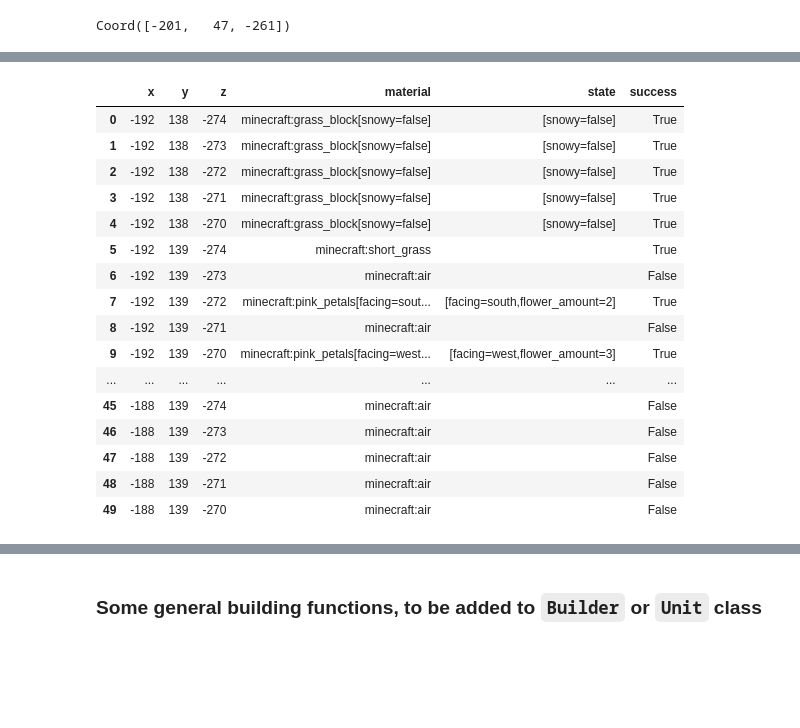
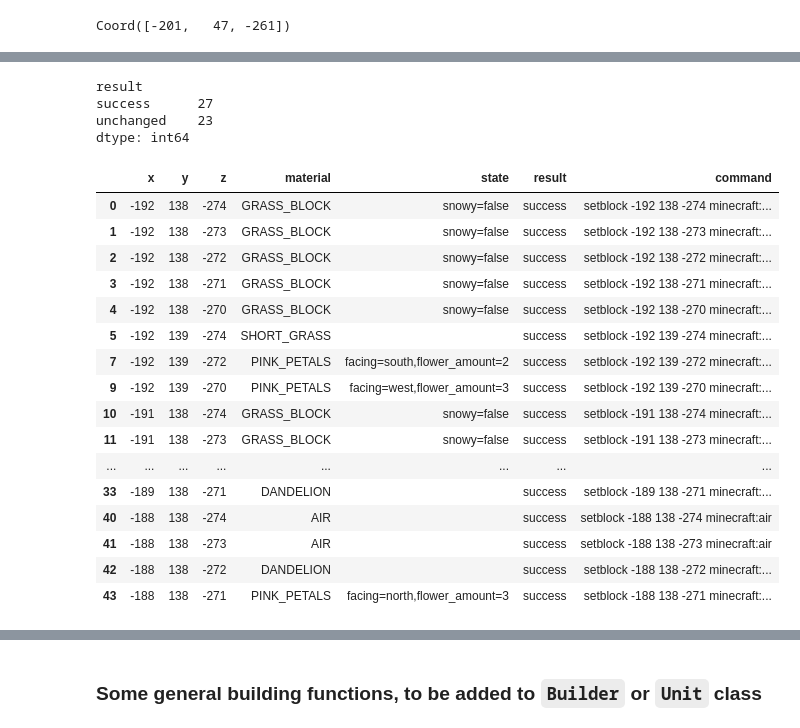
Before and after one commit to jdeast/pyncraft, a Jupyter notebook: examples/pyncraft-notebook.ipynb, the cells around one changed output, grey strips where cells are left out. Cells and saved outputs as stored; diff of their text form; code cells hidden in the pictures; blank space fills up the shorter version.

```diff
--- a/examples/pyncraft-notebook.ipynb
+++ b/examples/pyncraft-notebook.ipynb
@@ -710,5 +567,6 @@ moved['y'] += move.y
 moved['z'] += move.z
 
 results = place_blocks_with_state(mc, moved)
-display(results)
+display(results.groupby(['result']).size())
+display(results[results['result'].ne('unchanged')])
 # %% [output]
@@ -715,17 +584,21 @@ display(results)
+result
+success      27
+unchanged    23
+dtype: int64
-|  | x | y | z | material | state | success |
-| 0 | -192 | 138 | -274 | minecraft:grass_block[snowy=false] | [snowy=false] | True |
-| 1 | -192 | 138 | -273 | minecraft:grass_block[snowy=false] | [snowy=false] | True |
-| 2 | -192 | 138 | -272 | minecraft:grass_block[snowy=false] | [snowy=false] | True |
-| 3 | -192 | 138 | -271 | minecraft:grass_block[snowy=false] | [snowy=false] | True |
-| 4 | -192 | 138 | -270 | minecraft:grass_block[snowy=false] | [snowy=false] | True |
-| 5 | -192 | 139 | -274 | minecraft:short_grass |  | True |
-| 6 | -192 | 139 | -273 | minecraft:air |  | False |
-| 7 | -192 | 139 | -272 | minecraft:pink_petals[facing=sout... | [facing=south,flower_amount=2] | True |
-| 8 | -192 | 139 | -271 | minecraft:air |  | False |
-| 9 | -192 | 139 | -270 | minecraft:pink_petals[facing=west... | [facing=west,flower_amount=3] | True |
-| ... | ... | ... | ... | ... | ... | ... |
-| 45 | -188 | 139 | -274 | minecraft:air |  | False |
-| 46 | -188 | 139 | -273 | minecraft:air |  | False |
-| 47 | -188 | 139 | -272 | minecraft:air |  | False |
-| 48 | -188 | 139 | -271 | minecraft:air |  | False |
-| 49 | -188 | 139 | -270 | minecraft:air |  | False |
+|  | x | y | z | material | state | result | command |
+| 0 | -192 | 138 | -274 | GRASS_BLOCK | snowy=false | success | setblock -192 138 -274 minecraft:... |
+| 1 | -192 | 138 | -273 | GRASS_BLOCK | snowy=false | success | setblock -192 138 -273 minecraft:... |
+| 2 | -192 | 138 | -272 | GRASS_BLOCK | snowy=false | success | setblock -192 138 -272 minecraft:... |
+| 3 | -192 | 138 | -271 | GRASS_BLOCK | snowy=false | success | setblock -192 138 -271 minecraft:... |
+| 4 | -192 | 138 | -270 | GRASS_BLOCK | snowy=false | success | setblock -192 138 -270 minecraft:... |
+| 5 | -192 | 139 | -274 | SHORT_GRASS |  | success | setblock -192 139 -274 minecraft:... |
+| 7 | -192 | 139 | -272 | PINK_PETALS | facing=south,flower_amount=2 | success | setblock -192 139 -272 minecraft:... |
+| 9 | -192 | 139 | -270 | PINK_PETALS | facing=west,flower_amount=3 | success | setblock -192 139 -270 minecraft:... |
+| 10 | -191 | 138 | -274 | GRASS_BLOCK | snowy=false | success | setblock -191 138 -274 minecraft:... |
+| 11 | -191 | 138 | -273 | GRASS_BLOCK | snowy=false | success | setblock -191 138 -273 minecraft:... |
+| ... | ... | ... | ... | ... | ... | ... | ... |
+| 33 | -189 | 138 | -271 | DANDELION |  | success | setblock -189 138 -271 minecraft:... |
+| 40 | -188 | 138 | -274 | AIR |  | success | setblock -188 138 -274 minecraft:air |
+| 41 | -188 | 138 | -273 | AIR |  | success | setblock -188 138 -273 minecraft:air |
+| 42 | -188 | 138 | -272 | DANDELION |  | success | setblock -188 138 -272 minecraft:... |
+| 43 | -188 | 138 | -271 | PINK_PETALS | facing=north,flower_amount=3 | success | setblock -188 138 -271 minecraft:... |
```
Also changed, not shown: parts of 30 cells of this notebook, 7 other files.
